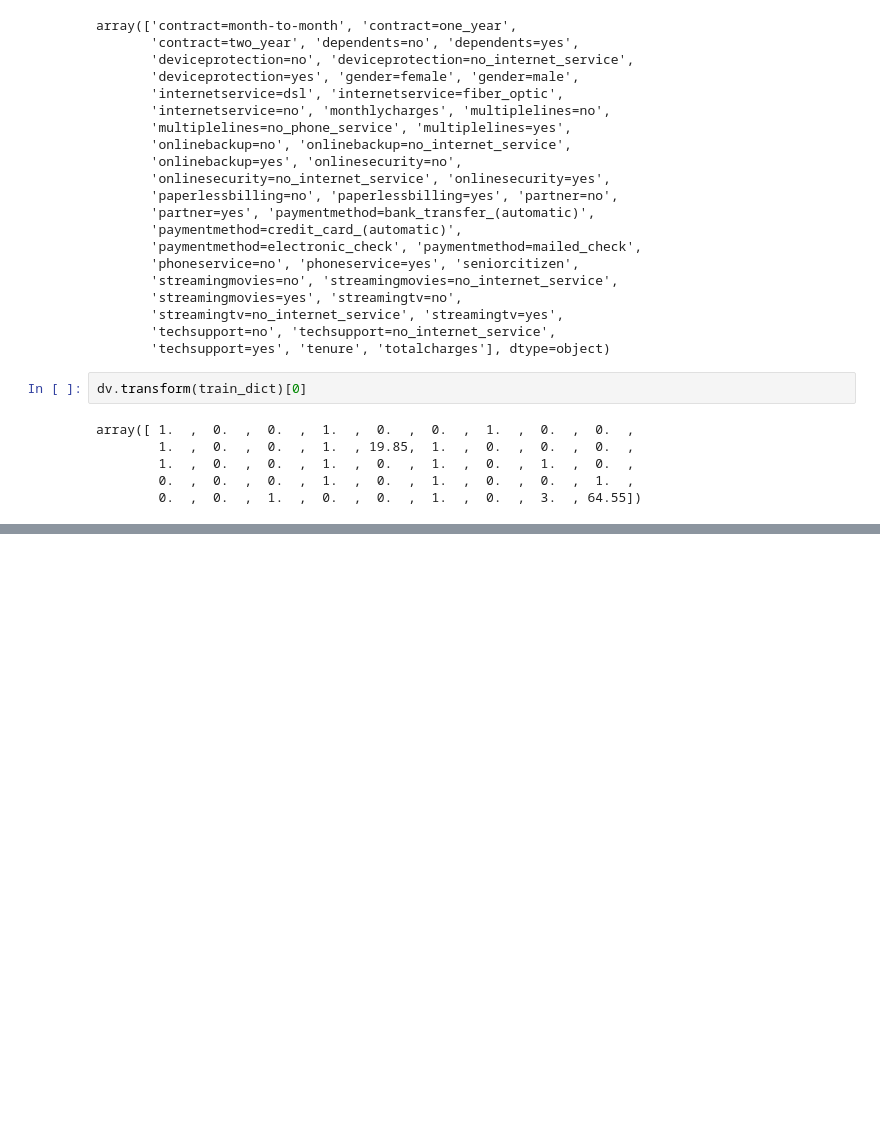
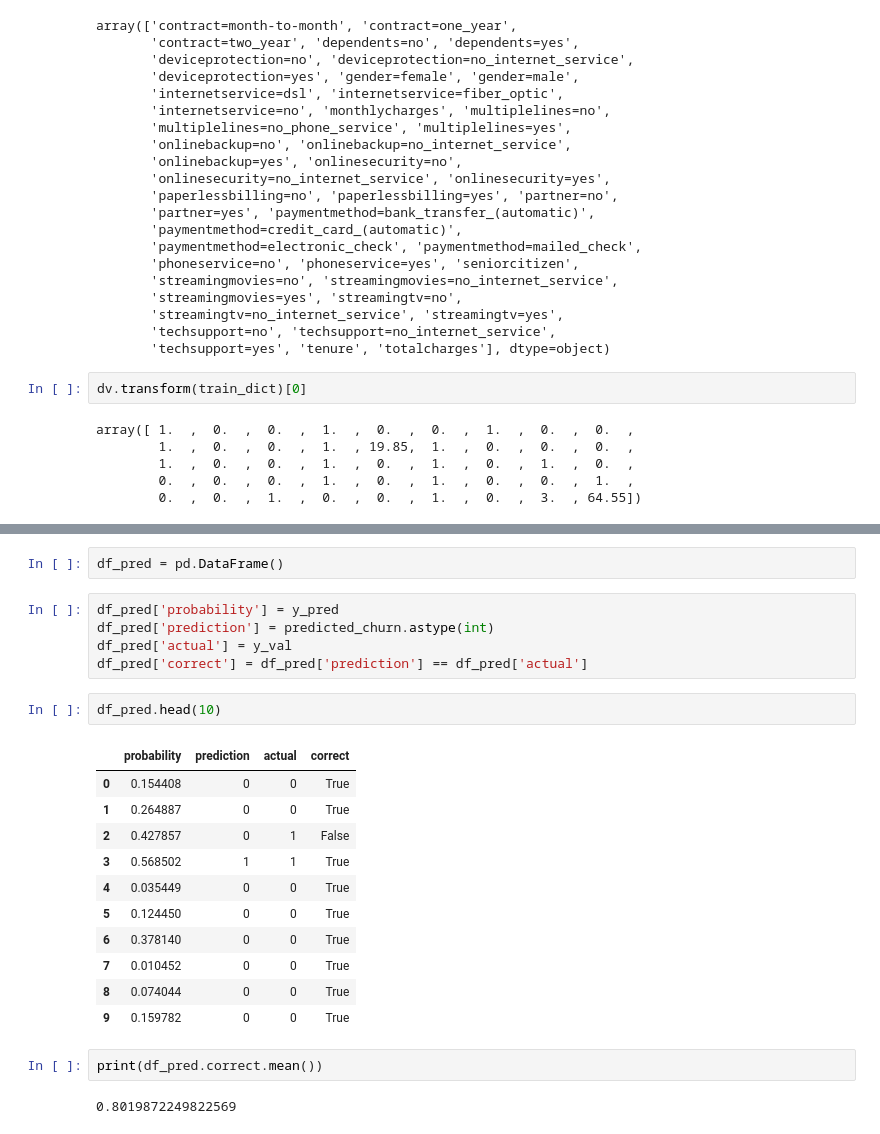
Before and after one commit to adeakinwe/ML_zoomcamp, a Jupyter notebook: Classification/customer-churn.ipynb, the cells around one changed output, grey strips where cells are left out. Drawn from its saved outputs; the diff is of its cells as text; blank space fills up the shorter version.

```diff
--- a/Classification/customer-churn.ipynb
+++ b/Classification/customer-churn.ipynb
@@ -511,0 +560,25 @@ array([ 1.  ,  0.  ,  0.  ,  1.  ,  0.  ,  0.  ,  1.  ,  0.  ,  0.  ,
+# %%
+df_pred = pd.DataFrame()
+# %%
+df_pred['probability'] = y_pred
+df_pred['prediction'] = predicted_churn.astype(int)
+df_pred['actual'] = y_val
+df_pred['correct'] = df_pred['prediction'] == df_pred['actual']
+# %%
+df_pred.head(10)
+# %% [output]
+|  | probability | prediction | actual | correct |
+| 0 | 0.154408 | 0 | 0 | True |
+| 1 | 0.264887 | 0 | 0 | True |
+| 2 | 0.427857 | 0 | 1 | False |
+| 3 | 0.568502 | 1 | 1 | True |
+| 4 | 0.035449 | 0 | 0 | True |
+| 5 | 0.124450 | 0 | 0 | True |
+| 6 | 0.378140 | 0 | 0 | True |
+| 7 | 0.010452 | 0 | 0 | True |
+| 8 | 0.074044 | 0 | 0 | True |
+| 9 | 0.159782 | 0 | 0 | True |
+# %%
+print(df_pred.correct.mean())
+# %% [output]
+0.8019872249822569
```
Also changed, not shown: parts of 10 cells of this notebook.
